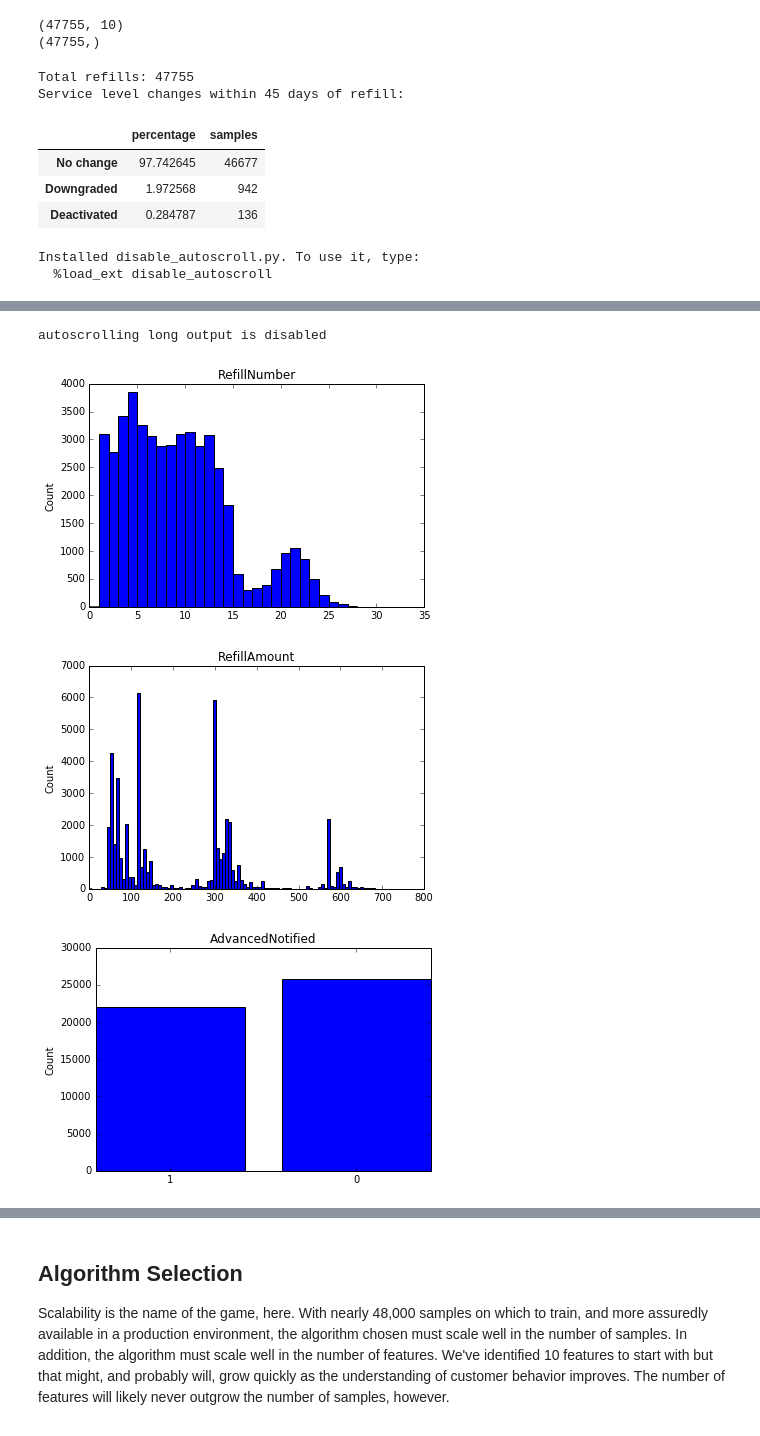
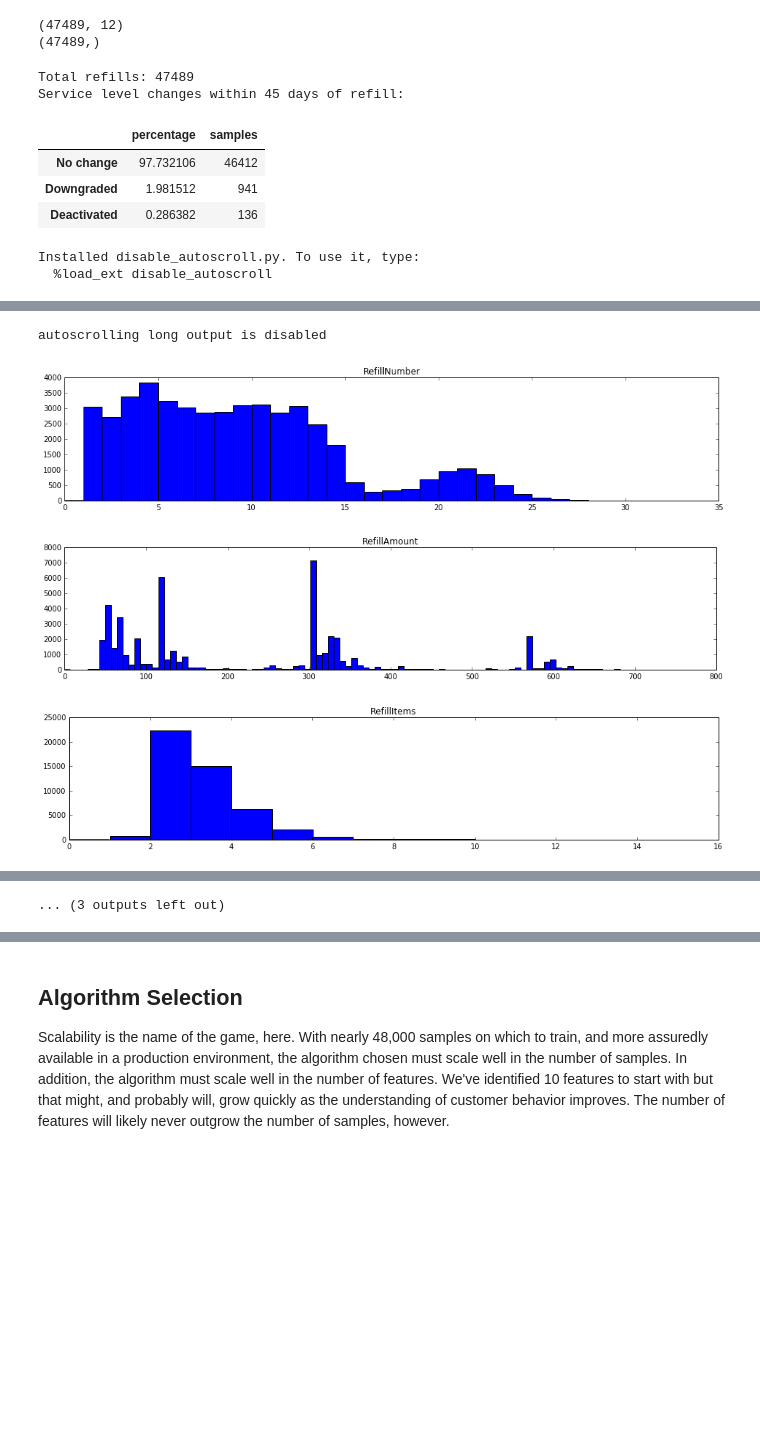
Before and after one commit to sjawhar/udacity-mlnd-capstone, a Jupyter notebook: kit_churn.ipynb, the cells around one changed output, grey strips where cells are left out. Saved outputs shown, nothing was run; the diff lists cells and outputs as text; code cells hidden in the pictures; blank space fills up the shorter version.

Commit message:
Added CustomerState and RefillItems features. Added imputing values by class, and transofmration of DaysSinceLastRefill to RefillFrequency

```diff
--- a/kit_churn.ipynb
+++ b/kit_churn.ipynb
@@ -29,7 +31,14 @@ import numpy as np
 import pandas as pd
 from IPython.display import display
 refill_data = pd.read_csv('refill_data.csv')
-category_columns = ['AdvancedNotified', 'KitType', 'KitPurchaseSalesPerson', 'CustomerIsCorporate', 'ServiceLevelChange']
+category_columns = [
+    'AdvancedNotified',
+    'KitType',
+    'KitDistributionChannel',
+    'CustomerIsCorporate',
+    'CustomerState',
+    'ServiceLevelChange'
+]
 for column in category_columns:
     refill_data[column] = refill_data[column].astype('object')
 display(refill_data.head(3))
@@ -61,8 +70,8 @@ y_all = refill_data[refill_data.columns[-1]]
 print X_raw.shape
 print y_all.shape
 # %% [output]
-(47755, 10)
-(47755,)
+(47489, 12)
+(47489,)
 # %%
 # Investigate problem severity
 from IPython.display import display
@@ -74,38 +83,38 @@ class_count = pd.DataFrame({
 })
 display(class_count)
 # %% [output]
-Total refills: 47755
+Total refills: 47489
 Service level changes within 45 days of refill:
 |  | percentage | samples |
-| No change | 97.742645 | 46677 |
-| Downgraded | 1.972568 | 942 |
-| Deactivated | 0.284787 | 136 |
+| No change | 97.732106 | 46412 |
+| Downgraded | 1.981512 | 941 |
+| Deactivated | 0.286382 | 136 |
 # %%
 import matplotlib.pyplot as plt
 %matplotlib inline
 %install_ext https://raw.githubusercontent.com/minrk/ipython_extensions/master/extensions/disable_autoscroll.py
 %load_ext disable_autoscroll
 for col, col_data in X_raw.iteritems():
+    plt.figure(figsize=(16,3))
     if col in category_columns:
         values = [x for x in col_data.unique() if x == x]
         index = np.arange(len(values))
         counts = list(col_data[col_data == value].count() for value in values)
         bar_width = 0.8
 
         plt.bar(index, counts, bar_width)
         plt.xticks(index + bar_width/2, values)
     else:
         bins = range(col_data.max() + 1) if len(col_data.unique()) < 100 else 100
         plot_data = [x for x in col_data.values if not np.isnan(x)]
         plt.hist(plot_data, bins=bins, range=[0, min(col_data.max(), col_data.mean() + 3*col_data.std())])
     plt.title(col)
-    plt.ylabel("Count")
     plt.show()
 # %% [output]
 Installed disable_autoscroll.py. To use it, type:
   %load_ext disable_autoscroll
 [interactive output not drawn]
 autoscrolling long output is disabled
-[figure, old version]
+[figure, new version]
-[figure, old version]
+[figure, new version]
-[figure, old version]
+[figure, new version]
@@ -119,2 +127,3 @@ autoscrolling long output is disabled
+... (3 outputs left out)
 # %% [markdown]
 ## Data Discussion
```
Also changed, not shown: parts of 8 cells of this notebook.
